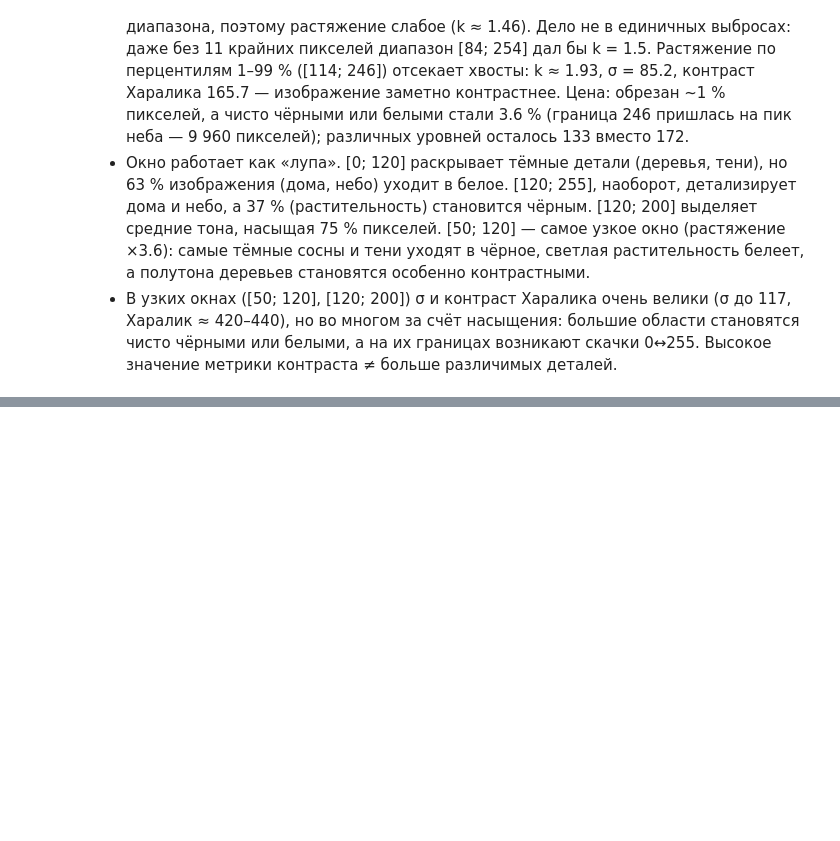
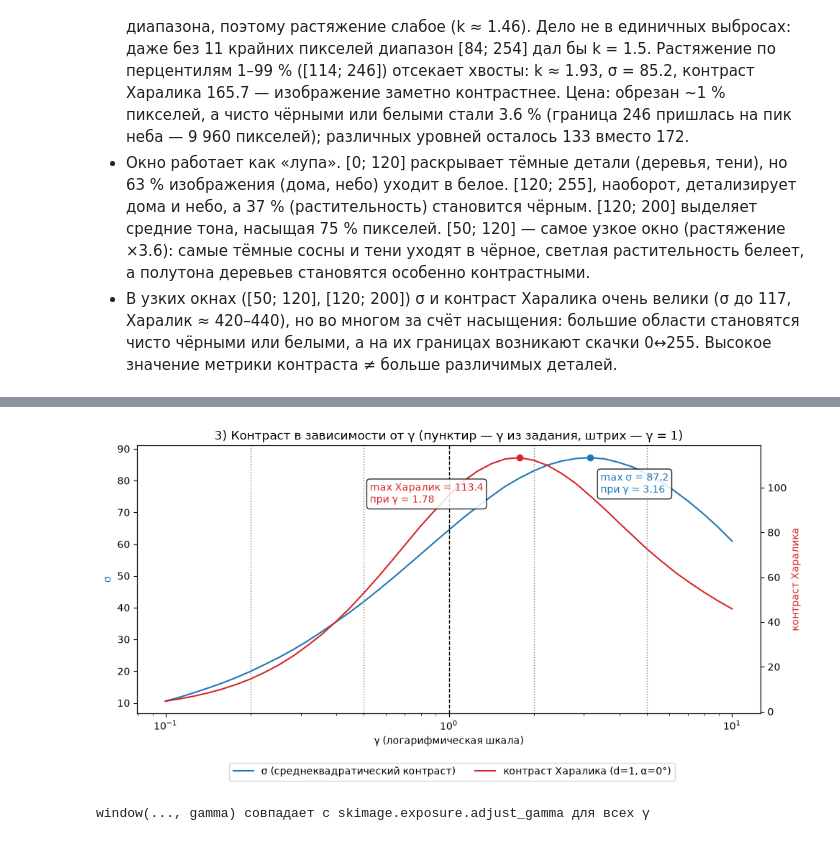
Before and after one commit to forbxpg/cv, a Jupyter notebook: lab1.ipynb, the cells around one changed output, grey strips where cells are left out. Cells and saved outputs as stored; diff of their text form; code cells hidden in the pictures; blank space fills up the shorter version.

```diff
--- a/lab1.ipynb
+++ b/lab1.ipynb
@@ -537,0 +603,17 @@ window совпадает с skimage.exposure.rescale_intensity для min-max,
+# %%
+table_rows = [("исходное (результат 2.а)", contrasted)]
+table_rows += [(f"γ = {g}", img) for g, img in gammas.items()]
+lines = []
+for name, img in table_rows:
+    t = contrast_stats(img)
+    lines.append(
+        f"| {name} | {t['mean']:.1f} | {t['rms']:.1f} | {t['haralick']:.1f} "
+        f"| {t['n_levels']} |"
+    )
+display(
+    Markdown(
+        "| Изображение | Средняя яркость | $\\sigma$ "
+        "| Контраст Харалика ($d=1,\\ \\alpha=0^\\circ$) | Число различных яркостей |\n"
+        "|:---|:---:|:---:|:---:|:---:|\n" + "\n".join(lines)
+    )
+)
@@ -537,0 +628,48 @@ window совпадает с skimage.exposure.rescale_intensity для min-max,
+# %%
+sweep = np.geomspace(0.1, 10, 41)
+sweep_stats = [contrast_stats(window(contrasted, 0, P - 1, gamma=g)) for g in sweep]
+sigma = np.array([t["rms"] for t in sweep_stats])
+haralick = np.array([t["haralick"] for t in sweep_stats])
+i, j = int(sigma.argmax()), int(haralick.argmax())
+
+fig, ax_s = plt.subplots(figsize=(10, 5))
+ax_h = ax_s.twinx()
+ax_s.semilogx(sweep, sigma, color="tab:blue", label="σ (среднеквадратический контраст)")
+ax_h.semilogx(sweep, haralick, color="tab:red", label="контраст Харалика (d=1, α=0°)")
+ax_s.plot(sweep[i], sigma[i], "o", color="tab:blue")
+ax_s.annotate(
+    f"max σ = {sigma[i]:.1f}\nпри γ ≈ {sweep[i]:.2f}",
+    (sweep[i], sigma[i]),
+    textcoords="offset points",
+    xytext=(10, -35),
+    color="tab:blue",
+    bbox={"boxstyle": "round", "fc": "white", "alpha": 0.85},
+)
+ax_h.plot(sweep[j], haralick[j], "o", color="tab:red")
+ax_h.annotate(
+    f"max Харалик = {haralick[j]:.1f}\nпри γ ≈ {sweep[j]:.2f}",
+    (sweep[j], haralick[j]),
+    textcoords="offset points",
+    xytext=(-150, -45),
+    color="tab:red",
+    bbox={"boxstyle": "round", "fc": "white", "alpha": 0.85},
+)
+for g in GAMMAS:
+    ax_s.axvline(g, color="gray", linestyle=":", linewidth=1)
+ax_s.axvline(1, color="black", linestyle="--", linewidth=1)
+ax_s.set_xlabel("γ (логарифмическая шкала)")
+ax_s.set_ylabel("σ", color="tab:blue")
+ax_h.set_ylabel("контраст Харалика", color="tab:red")
+ax_s.set_title("3) Контраст в зависимости от γ (пунктир — γ из задания, штрих — γ = 1)")
+fig.legend(loc="lower center", ncol=2, bbox_to_anchor=(0.5, -0.02))
+fig.tight_layout(rect=(0, 0.06, 1, 1))
+fig.savefig(FIGURES / "03_gamma_sweep.png", dpi=150)
+plt.show()
+# %% [output]
+[figure, added]
+# %%
+for g, img in gammas.items():
+    assert np.array_equal(img, adjust_gamma(contrasted, g))
+print("window(..., gamma) совпадает с skimage.exposure.adjust_gamma для всех γ")
+# %% [output]
+window(..., gamma) совпадает с skimage.exposure.adjust_gamma для всех γ
```
Also changed, not shown: parts of 8 cells of this notebook, 4 other files.
